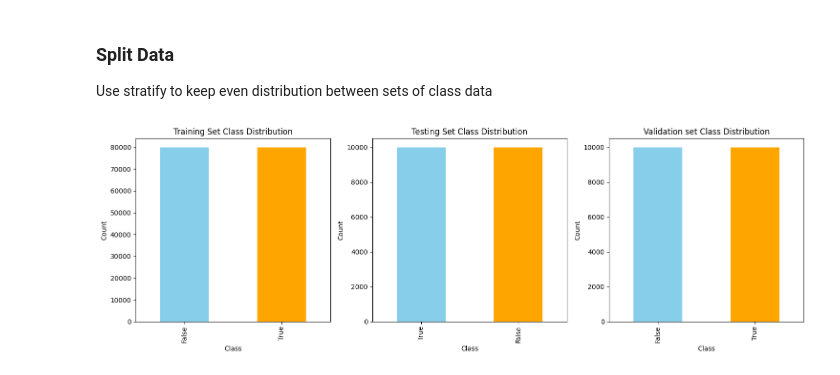
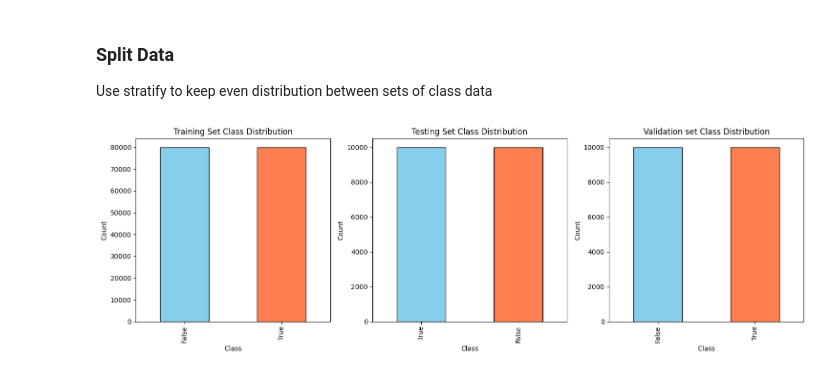
Before and after one commit to waquas9248/SE512, a Jupyter notebook: Fraud Detection.ipynb, the cells around one changed output. Cells and saved outputs as stored; diff of their text form; code cells hidden in the pictures.

```diff
--- a/Fraud Detection.ipynb
+++ b/Fraud Detection.ipynb
@@ -330,35 +326,33 @@ Use stratify to keep even distribution between sets of class data
 # %%
 # Split the resampled data into training, validation, and two testing sets (80/10/10 split)
 X_train, X_temp, y_train, y_temp = train_test_split(features_oversampled_smote, target_oversampled_smote, test_size=0.2, random_state=42, stratify=target_oversampled_smote)
 X_temp, X_test, y_test, y_validation = train_test_split(X_temp, y_temp, test_size=0.5, random_state=42, stratify=y_temp)
 
 # Plot the class distribution of all three sets
 plt.figure(figsize=(15, 5))
 
 # Training Set Class Distribution
 plt.subplot(1, 3, 1)
-pd.Series(y_train).value_counts().plot(kind='bar', color=['skyblue', 'orange'])
+pd.Series(y_train).value_counts().plot(kind='bar', color=['skyblue', 'coral'], edgecolor='black')
 plt.title('Training Set Class Distribution')
 plt.xlabel('Class')
 plt.ylabel('Count')
 
 # Testing Set Class Distribution
 plt.subplot(1, 3, 2)
-pd.Series(y_test).value_counts().plot(kind='bar', color=['skyblue', 'orange'])
+pd.Series(y_test).value_counts().plot(kind='bar', color=['skyblue', 'coral'], edgecolor='black')
 plt.title('Testing Set Class Distribution')
 plt.xlabel('Class')
 plt.ylabel('Count')
 
 # Validation Set Class Distribution
 plt.subplot(1, 3, 3)
-pd.Series(y_validation).value_counts().plot(kind='bar', color=['skyblue', 'orange'])
+pd.Series(y_validation).value_counts().plot(kind='bar', color=['skyblue', 'coral'], edgecolor='black')
 plt.title('Validation set Class Distribution')
 plt.xlabel('Class')
 plt.ylabel('Count')
 
 plt.tight_layout()
 plt.show()
-
-plt.show()
 # %% [output]
-[figure, old version]
+[figure, new version]
```
Also changed, not shown: parts of 4 cells of this notebook.
